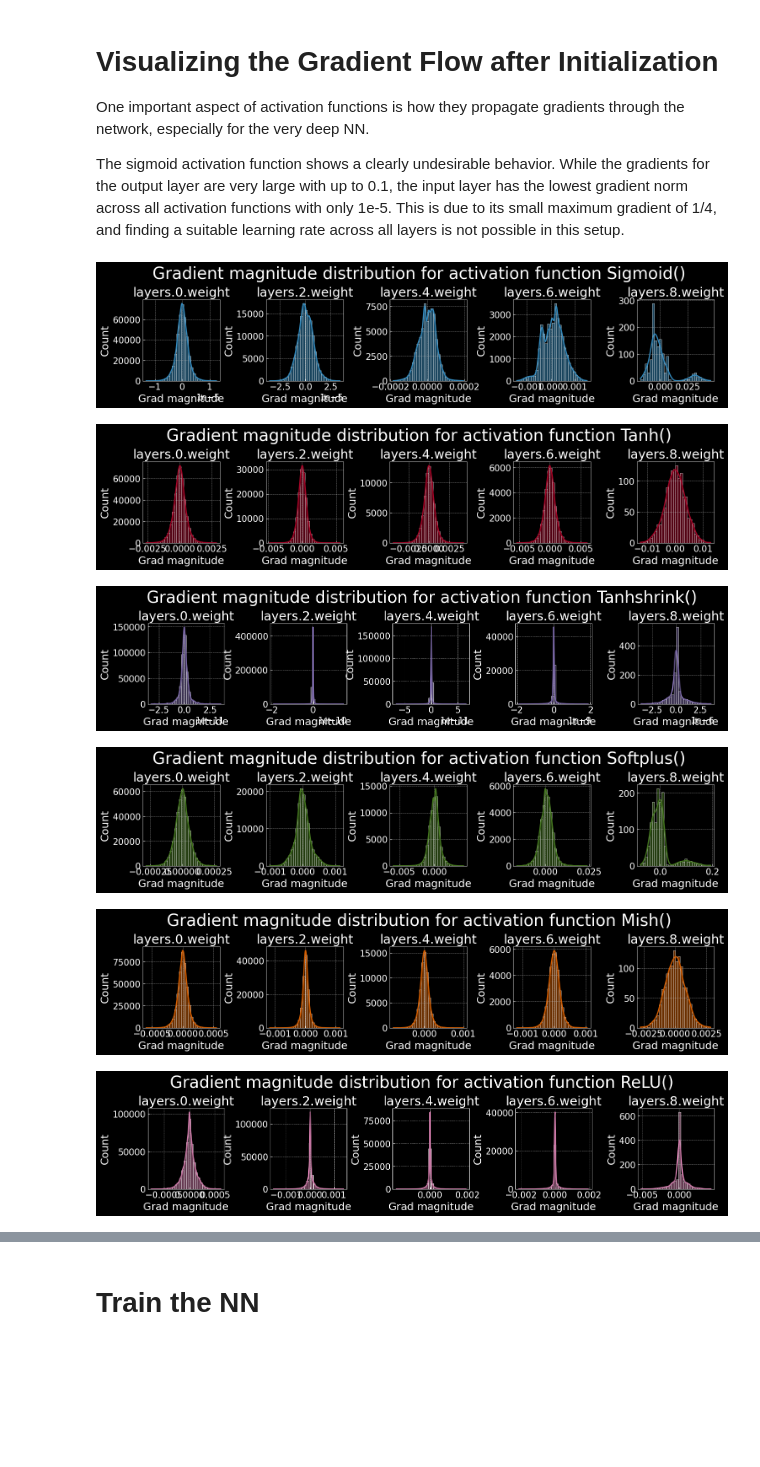
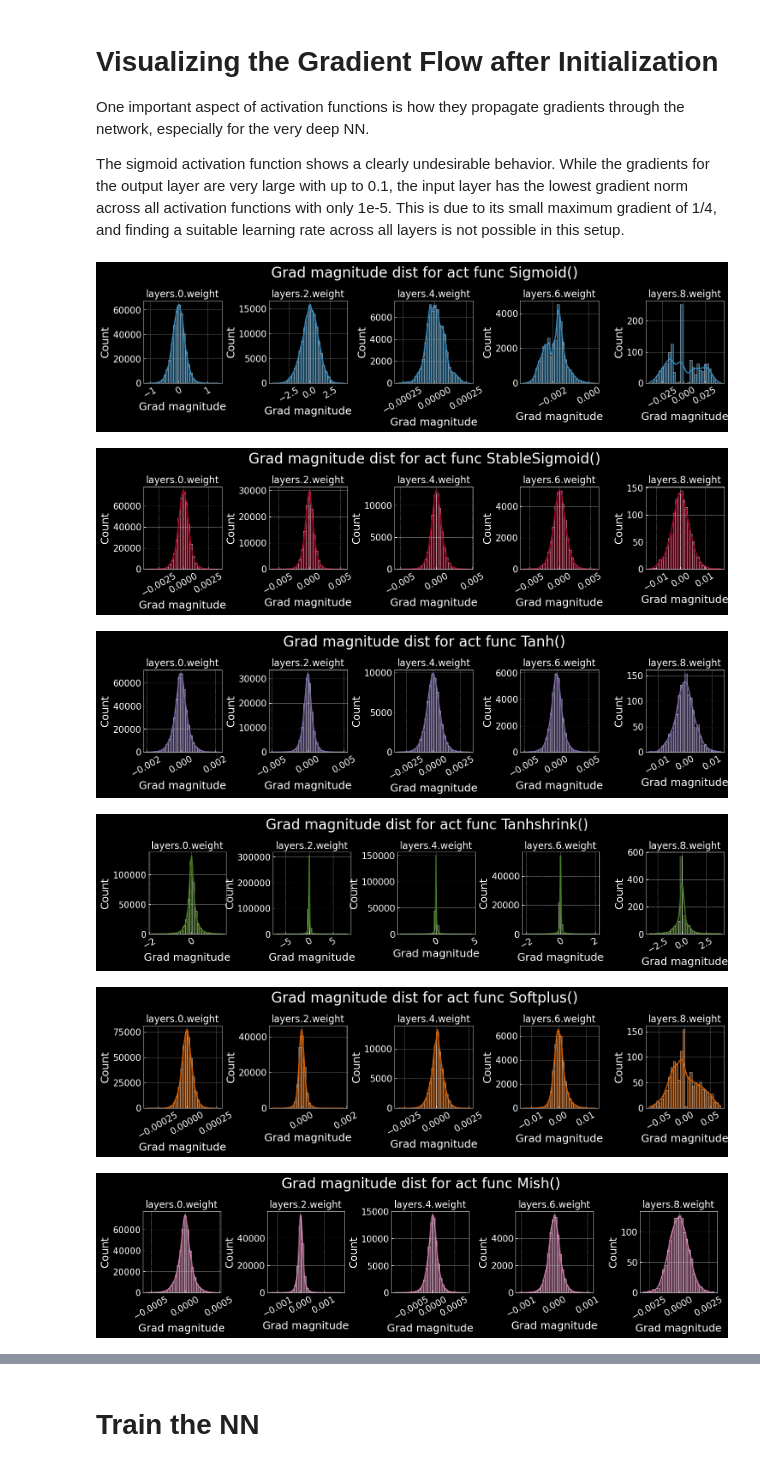
Before and after one commit to TimS-ml/My-ML, a Jupyter notebook: boring_draft/t3-1-activation.ipynb, the cells around one changed output, grey strips where cells are left out. Saved outputs shown, nothing was run; the diff lists cells and outputs as text; code cells hidden in the pictures; blank space fills up the shorter version.

Commit message:
stable sigmoid

```diff
--- a/boring_draft/t3-1-activation.ipynb
+++ b/boring_draft/t3-1-activation.ipynb
@@ -71,6 +71,16 @@ class Sigmoid(nn.Module):
         return 1 / (1 + torch.exp(-x))
 
 act_fn_by_name['sigmoid'] = Sigmoid
+
+
+class StableSigmoid(nn.Module):
+    '''
+    https://pytorch.org/docs/master/generated/torch.nn.Sigmoid.html#torch.nn.Sigmoid
+    '''
+    def forward(self, x):
+        return 4 / (1 + torch.exp(-x)) - 2
+
+act_fn_by_name['stablesigmoid'] = StableSigmoid
 
 
 class Softmax(nn.Module):
@@ -238,10 +248,11 @@ def vis_act_fn(act_fn, ax, x, lims=(-1.5, 2.5)):
     # Push x, y and gradients back to cpu for plotting
     x, y, y_grads = x.cpu().numpy(), y.cpu().numpy(), y_grads.cpu().numpy()
     ## Plotting
-    ax.plot(x, y, linewidth=2, label="ActFn")
-    ax.plot(x, y_grads, linewidth=2, label="Gradient")
-    ax.set_title(act_fn.name)
+    ax.plot(x, y, linewidth=2, label="act Fn")
+    ax.plot(x, y_grads, linewidth=2, label="grad")
+    ax.set_title(act_fn)
     ax.legend()
+    ax.legend(fontsize=12)
     ax.set_ylim(*lims)
 
 
@@ -258,7 +269,7 @@ def vis_act_fn_softmax(act_fn, ax, x, lims=(-1.5, 2.5)):
     # Plotting
     ax.plot(x, y[:, 0], linewidth=2, label="Softmax (class 0)")
     ax.plot(x, y[:, 1], linewidth=2, label="Softmax (class 1)")
-    ax.set_title(act_fn.name)
+    ax.set_title(act_fn)
     ax.legend()
     ax.set_ylim(*lims)
 # %%
@@ -428,6 +444,8 @@ def visualize_gradients(net, color="C0"):
     Inputs:
         net - Object of class BaseNetwork
         color - Color in which we want to visualize the histogram (for easier separation of activation functions)
+
+    Use cross entropy loss for the first batch of the training set to calculate the gradients of the weights.
     """
     net.eval()
     small_loader = DataLoader(train_set, batch_size=256, shuffle=False)
@@ -441,38 +459,39 @@ def visualize_gradients(net, color="C0"):
     loss.backward()
     # We limit our visualization to the weight parameters and exclude the bias to reduce the number of plots
     grads = {name: params.grad.data.view(-1).cpu().clone().numpy() for name, params in net.named_parameters() if "weight" in name}
     net.zero_grad()
 
     # Plotting
     columns = len(grads)
     fig, ax = plt.subplots(1, columns, figsize=(columns*3.5, 2.5))
     fig_index = 0
     for key in grads:
         key_ax = ax[fig_index % columns]
         sns.histplot(
             data=grads[key], bins=30, ax=key_ax, color=color, kde=True)
-        key_ax.set_title(str(key))
+        key_ax.set_title(str(key), fontsize=16)
         key_ax.set_xlabel("Grad magnitude")
+        key_ax.set_xticklabels(key_ax.get_xticklabels(), rotation=30)
         fig_index += 1
 
-    fig.suptitle(f"Gradient magnitude distribution for activation function {net.act_fn}", fontsize=28, y=1.2)
+    fig.suptitle(f"Grad magnitude dist for act func {net.act_fn}", fontsize=24, y=1.2)
     fig.subplots_adjust(wspace=0.6)
     plt.show()
     plt.close()
 
 
 import warnings; warnings.filterwarnings('ignore')
 
 # Create a plot for every activation function
 for i, act_fn_name in enumerate(act_fn_by_name):
     act_fn = act_fn_by_name[act_fn_name]()
     net_actfn = BaseNN(act_fn=act_fn).to(device)
     visualize_gradients(net_actfn, color=f"C{i}")
     # break
 # %% [output]
-[figure, old version]
+[figure, new version]
-[figure, old version]
+[figure, new version]
-[figure, old version]
+[figure, new version]
-[figure, old version]
+[figure, new version]
-[figure, old version]
+[figure, new version]
-[figure, old version]
+[figure, new version]
```
Also changed, not shown: parts of 7 cells of this notebook.
